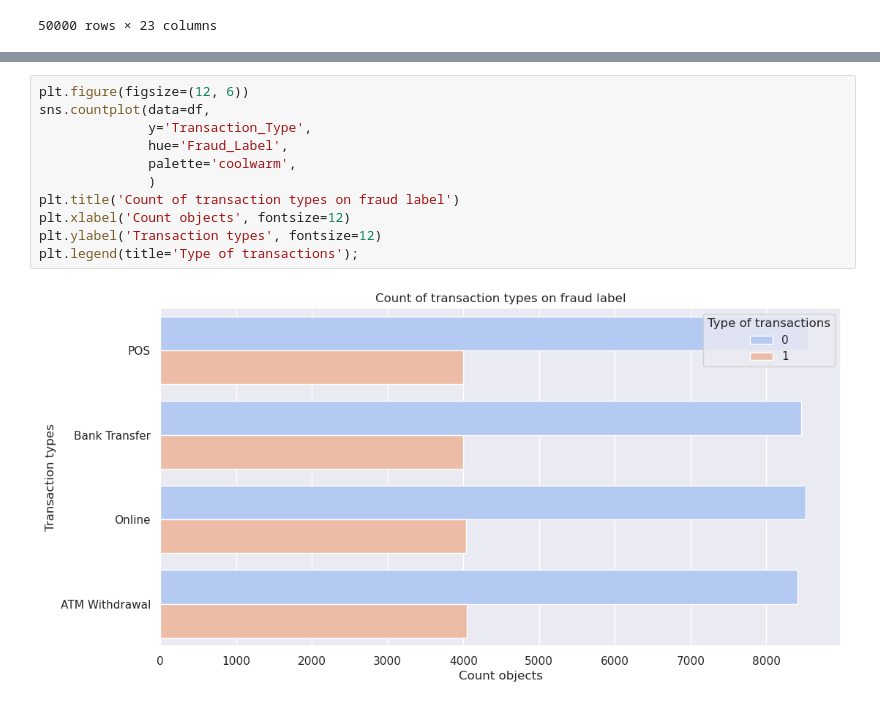
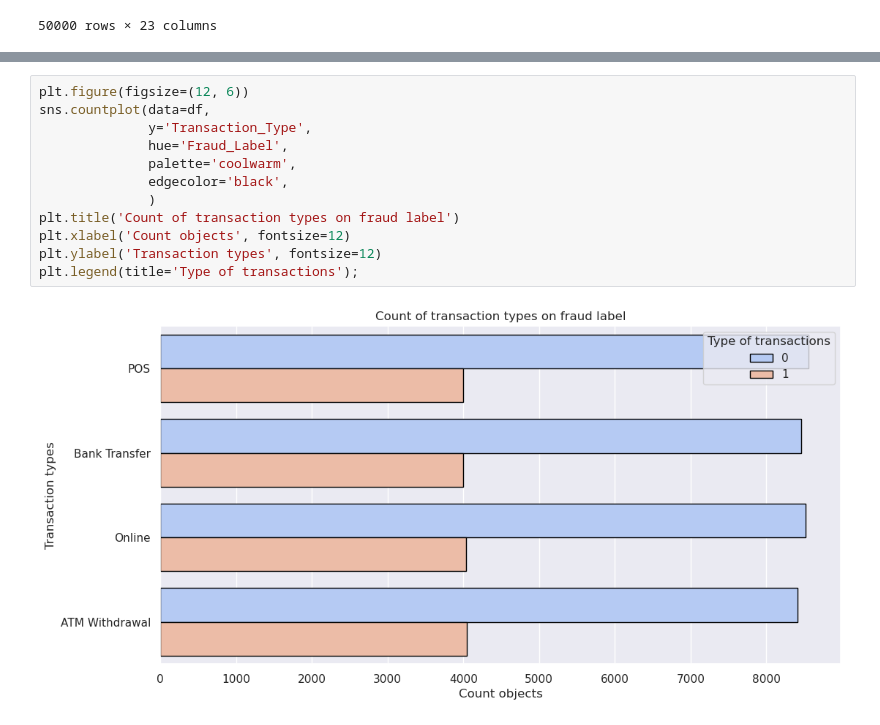
Before and after one commit to crissyro/Fraud-Detection-Transactions, a Jupyter notebook: jupyter/fraud_detection_transactions.ipynb, the cells around one changed output, grey strips where cells are left out. Cells and saved outputs as stored; diff of their text form.

```diff
--- a/jupyter/fraud_detection_transactions.ipynb
+++ b/jupyter/fraud_detection_transactions.ipynb
@@ -267,16 +257,17 @@ plt.legend(title='Type of transactions');
 # %%
 plt.figure(figsize=(12, 6))
 sns.countplot(data=df,
               y='Transaction_Type',
               hue='Fraud_Label',
               palette='coolwarm',
+              edgecolor='black',
               )
 plt.title('Count of transaction types on fraud label')
 plt.xlabel('Count objects', fontsize=12)
 plt.ylabel('Transaction types', fontsize=12)
 plt.legend(title='Type of transactions');
 # %% [output]
-[figure, old version]
+[figure, new version]
 # %%
 n_cols = 3
 n_features = len(df.columns)
```
Also changed, not shown: parts of 5 cells of this notebook.
